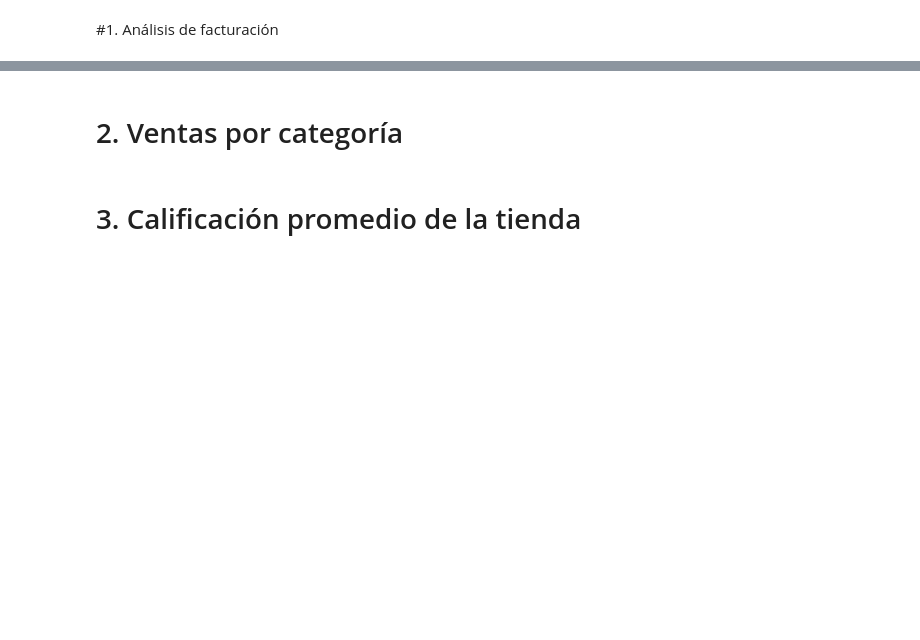
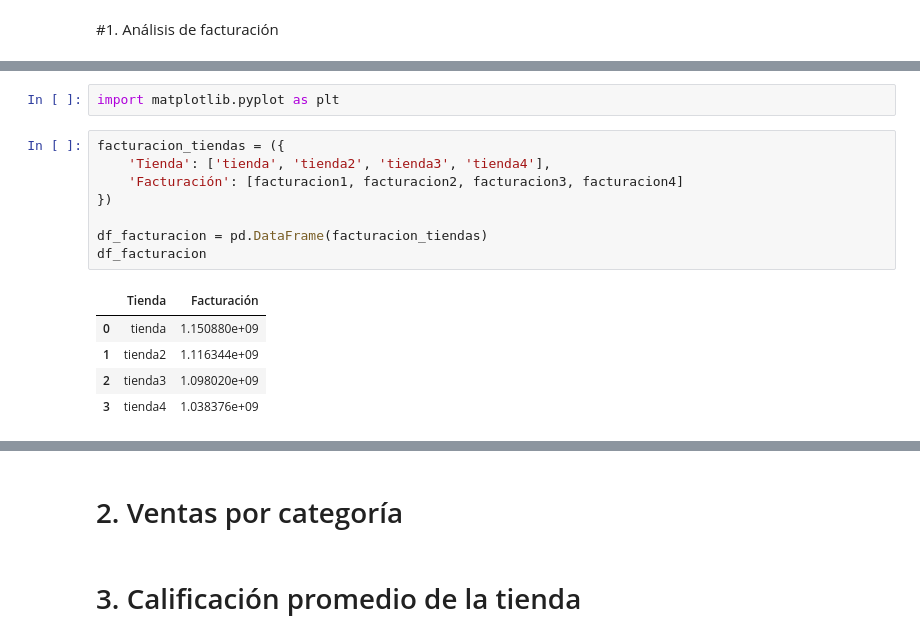
Before and after one commit to ayelar/challenge-alura-store, a Jupyter notebook: AluraStoreLatam.ipynb, the cells around one changed output, grey strips where cells are left out. Cells and saved outputs as stored; diff of their text form; blank space fills up the shorter version.

```diff
--- a/AluraStoreLatam.ipynb
+++ b/AluraStoreLatam.ipynb
@@ -27,0 +59,16 @@ tienda.head()
+# %%
+import matplotlib.pyplot as plt
+# %%
+facturacion_tiendas = ({
+    'Tienda': ['tienda', 'tienda2', 'tienda3', 'tienda4'],
+    'Facturación': [facturacion1, facturacion2, facturacion3, facturacion4]
+})
+
+df_facturacion = pd.DataFrame(facturacion_tiendas)
+df_facturacion
+# %% [output]
+|  | Tienda | Facturación |
+| 0 | tienda | 1.150880e+09 |
+| 1 | tienda2 | 1.116344e+09 |
+| 2 | tienda3 | 1.098020e+09 |
+| 3 | tienda4 | 1.038376e+09 |
```
Also changed, not shown: parts of 7 cells of this notebook.
